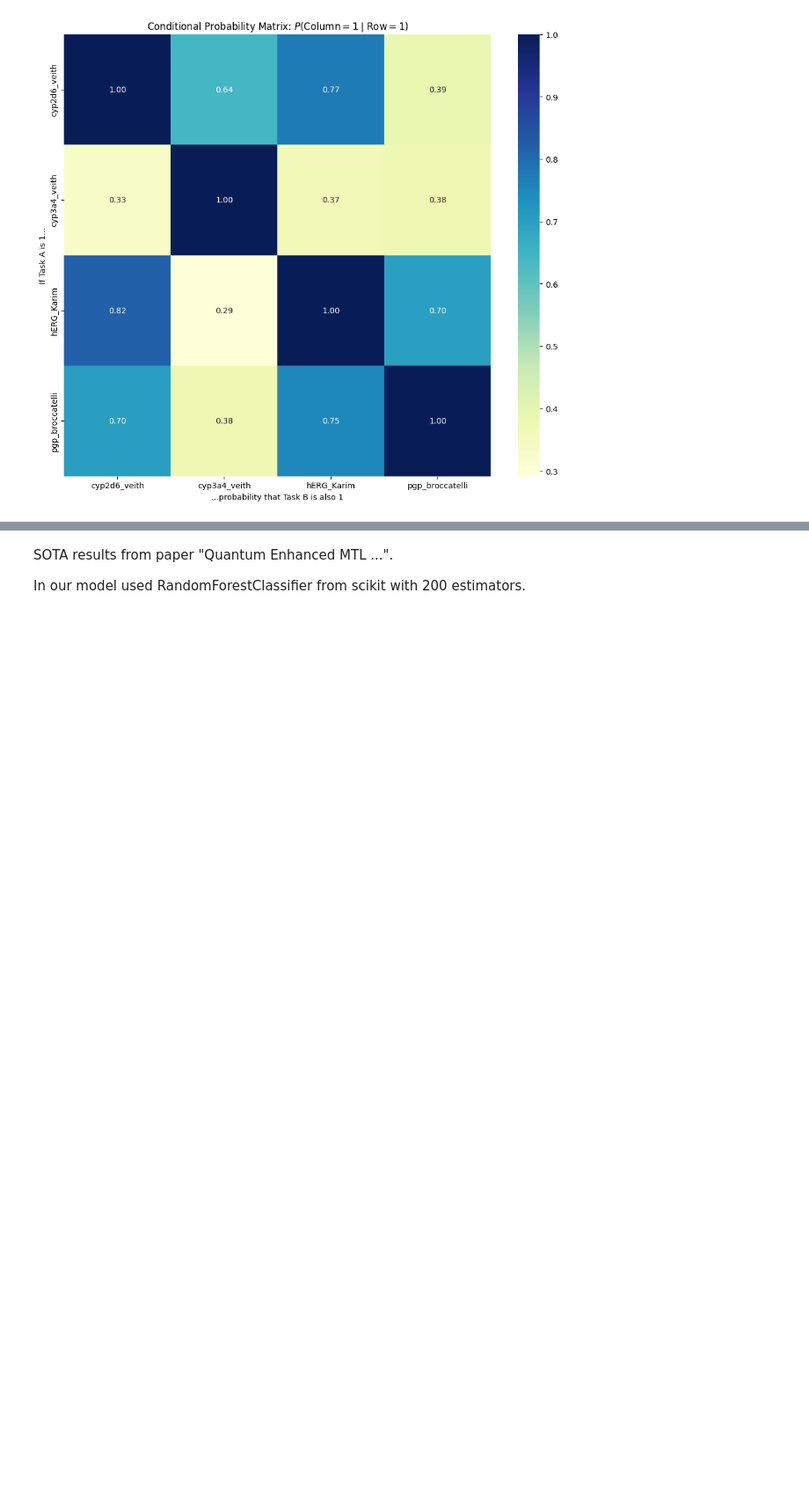
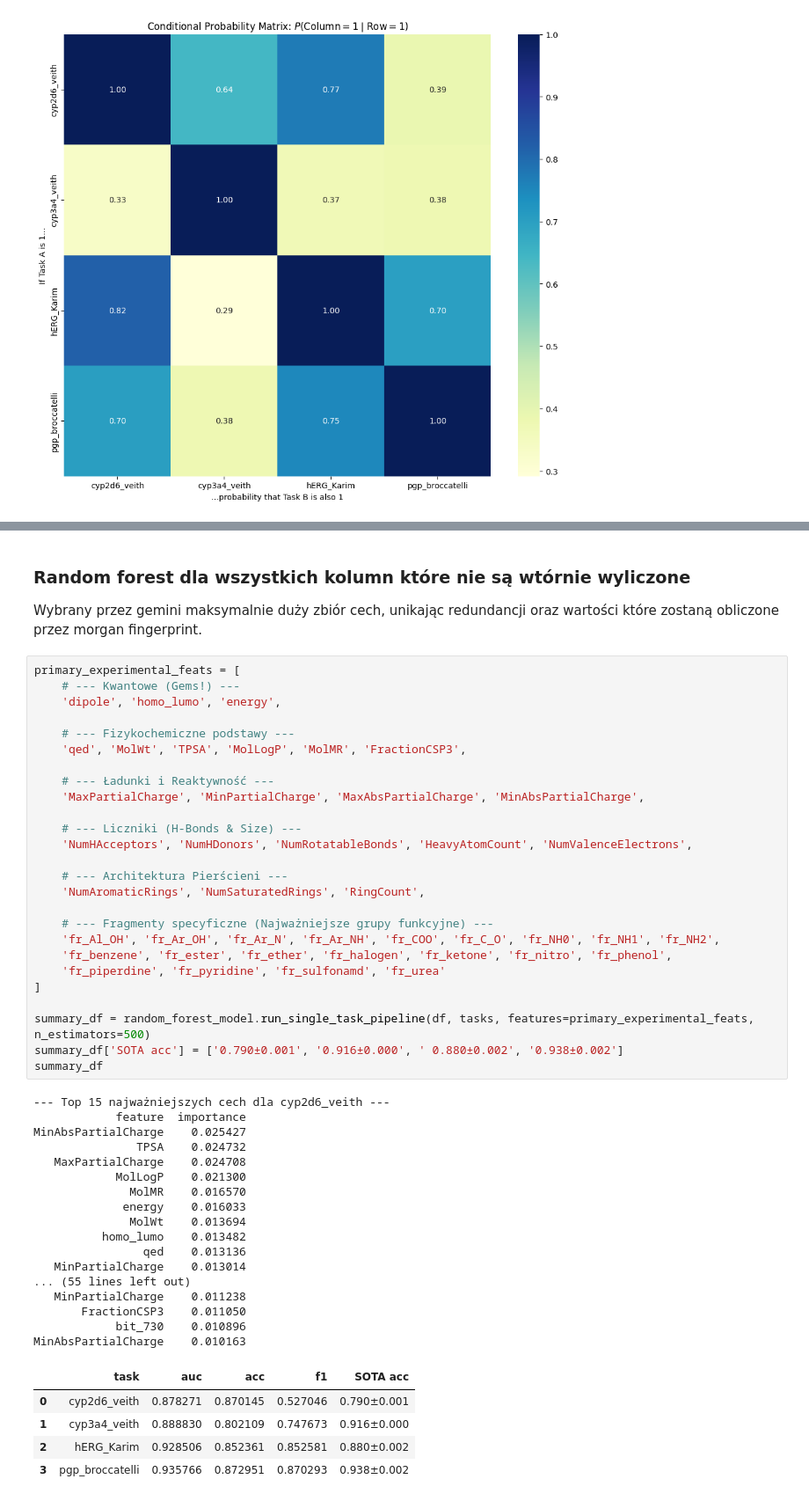
Before and after one commit to FBI223/ADMET_MULTI_TASK_LEARNING, a Jupyter notebook: TODO/zadanie1/michal/zad5.ipynb, the cells around one changed output, grey strips where cells are left out. Shown at 88% size. Cells and saved outputs as stored; diff of their text form; blank space fills up the shorter version.

Commit message:
Wyświetlanie ważności cech w modelu single task random forest w zad1

```diff
--- a/TODO/zadanie1/michal/zad5.ipynb
+++ b/TODO/zadanie1/michal/zad5.ipynb
@@ -84,5 +105,53 @@ summary_df
-# %% [markdown]
-SOTA results from paper "Quantum Enhanced MTL ...".
-
-
-In our model used RandomForestClassifier from scikit with 200 estimators.
+# %% [markdown]
+### Random forest dla wszystkich kolumn które nie są wtórnie wyliczone
+
+Wybrany przez gemini maksymalnie duży zbiór cech, unikając redundancji oraz wartości które zostaną obliczone przez morgan fingerprint.
+# %%
+primary_experimental_feats = [
+    # --- Kwantowe (Gems!) ---
+    'dipole', 'homo_lumo', 'energy',
+
+    # --- Fizykochemiczne podstawy ---
+    'qed', 'MolWt', 'TPSA', 'MolLogP', 'MolMR', 'FractionCSP3',
+
+    # --- Ładunki i Reaktywność ---
+    'MaxPartialCharge', 'MinPartialCharge', 'MaxAbsPartialCharge', 'MinAbsPartialCharge',
+
+    # --- Liczniki (H-Bonds & Size) ---
+    'NumHAcceptors', 'NumHDonors', 'NumRotatableBonds', 'HeavyAtomCount', 'NumValenceElectrons',
+
+    # --- Architektura Pierścieni ---
+    'NumAromaticRings', 'NumSaturatedRings', 'RingCount',
+
+    # --- Fragmenty specyficzne (Najważniejsze grupy funkcyjne) ---
+    'fr_Al_OH', 'fr_Ar_OH', 'fr_Ar_N', 'fr_Ar_NH', 'fr_COO', 'fr_C_O', 'fr_NH0', 'fr_NH1', 'fr_NH2',
+    'fr_benzene', 'fr_ester', 'fr_ether', 'fr_halogen', 'fr_ketone', 'fr_nitro', 'fr_phenol',
+    'fr_piperdine', 'fr_pyridine', 'fr_sulfonamd', 'fr_urea'
+]
+
+summary_df = random_forest_model.run_single_task_pipeline(df, tasks, features=primary_experimental_feats, n_estimators=500)
+summary_df['SOTA acc'] = ['0.790±0.001', '0.916±0.000', ' 0.880±0.002', '0.938±0.002']
+summary_df
+# %% [output]
+--- Top 15 najważniejszych cech dla cyp2d6_veith ---
+            feature  importance
+MinAbsPartialCharge    0.025427
+               TPSA    0.024732
+   MaxPartialCharge    0.024708
+            MolLogP    0.021300
+              MolMR    0.016570
+             energy    0.016033
+              MolWt    0.013694
+          homo_lumo    0.013482
+                qed    0.013136
+   MinPartialCharge    0.013014
+... (55 lines left out)
+   MinPartialCharge    0.011238
+       FractionCSP3    0.011050
+            bit_730    0.010896
+MinAbsPartialCharge    0.010163
+|  | task | auc | acc | f1 | SOTA acc |
+| 0 | cyp2d6_veith | 0.878271 | 0.870145 | 0.527046 | 0.790±0.001 |
+| 1 | cyp3a4_veith | 0.888830 | 0.802109 | 0.747673 | 0.916±0.000 |
+| 2 | hERG_Karim | 0.928506 | 0.852361 | 0.852581 | 0.880±0.002 |
+| 3 | pgp_broccatelli | 0.935766 | 0.872951 | 0.870293 | 0.938±0.002 |
```
Also changed, not shown: parts of 2 cells of this notebook, 2 other files.
